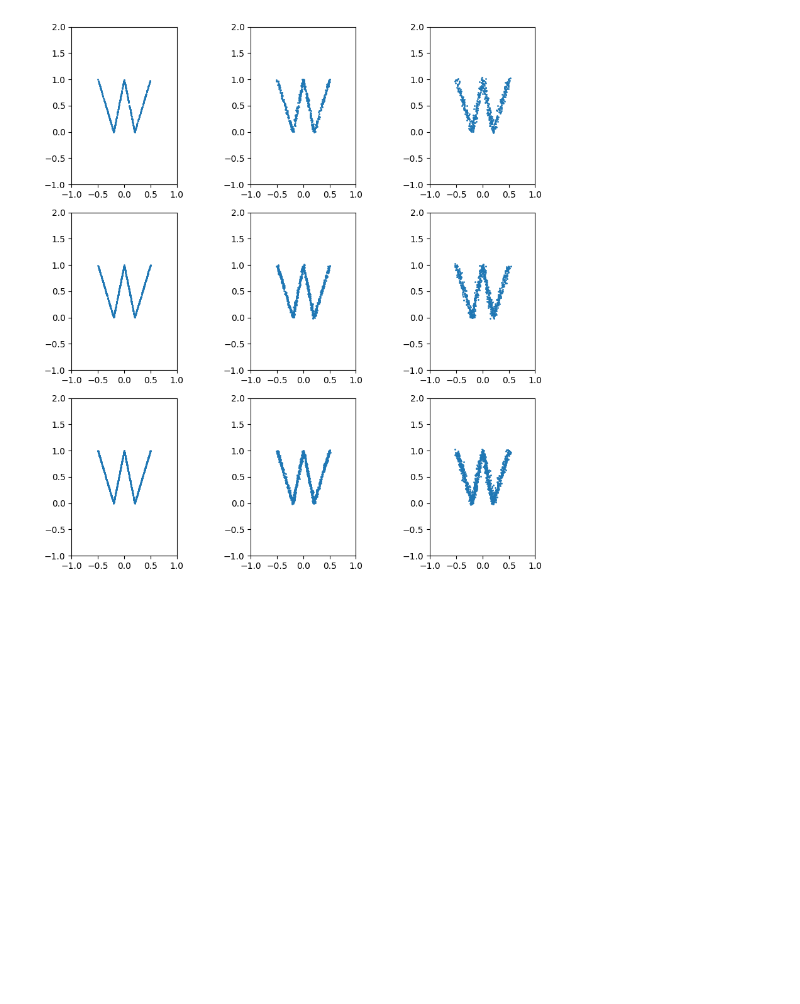
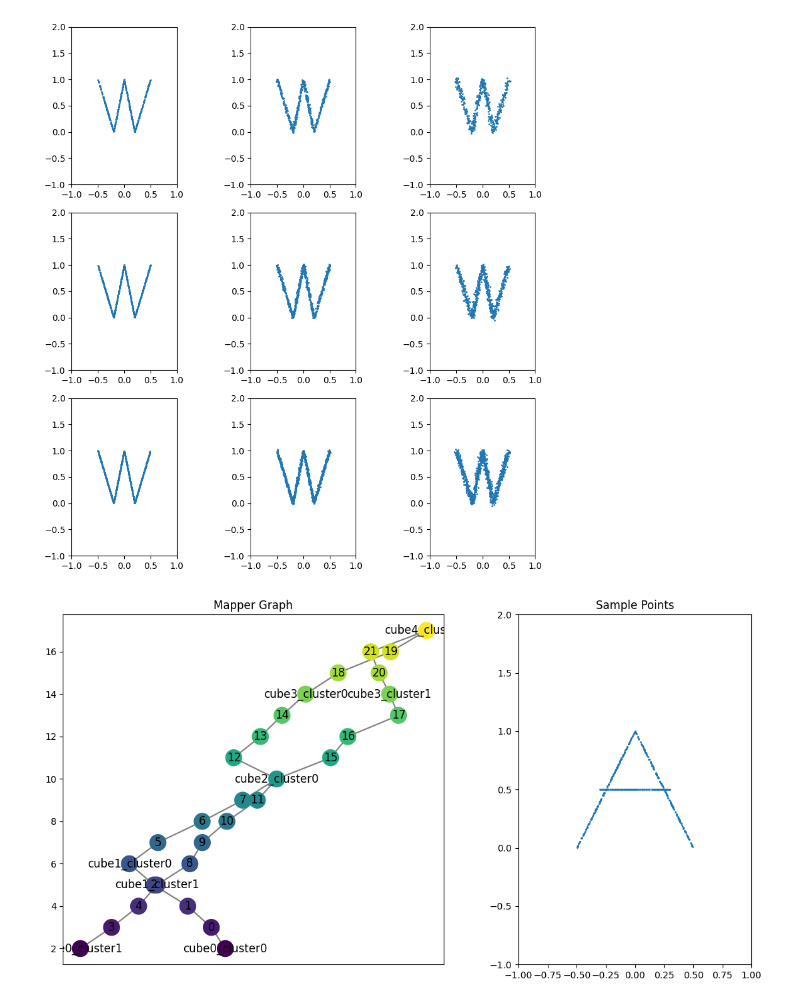
Before and after one commit to ishikaghosh2201/Mapper-Loss-Computation, a Jupyter notebook: generate_alphabet.ipynb, the cells around one changed output. Saved outputs shown, nothing was run; the diff lists cells and outputs as text; code cells hidden in the pictures; blank space fills up the shorter version.

```diff
--- a/generate_alphabet.ipynb
+++ b/generate_alphabet.ipynb
@@ -274,0 +320,19 @@ letters = { 'A': sample_a,
+# %%
+def plot_mapper(mapper, sample):
+
+    #plot the mapper and the sample side by side
+    fig, axes = plt.subplots(1, 2, figsize=(12, 6))
+    axes[0].set_title("Mapper Graph")
+    mapper.draw(ax=axes[0])
+    axes[1].set_title("Sample Points")
+    axes[1].scatter(sample[:, 0], sample[:, 1], s=1)
+    axes[1].set_xlim(-1, 1)
+    axes[1].set_ylim(-1, 2)
+    axes[1].set_aspect('equal')
+    plt.tight_layout()
+    plt.show()
+# %%
+mapper = create_mapper_graph(sample_a[0])
+plot_mapper(mapper, sample_a[0])
+# %% [output]
+[figure, added]
```
Also changed, not shown: parts of 5 cells of this notebook.
